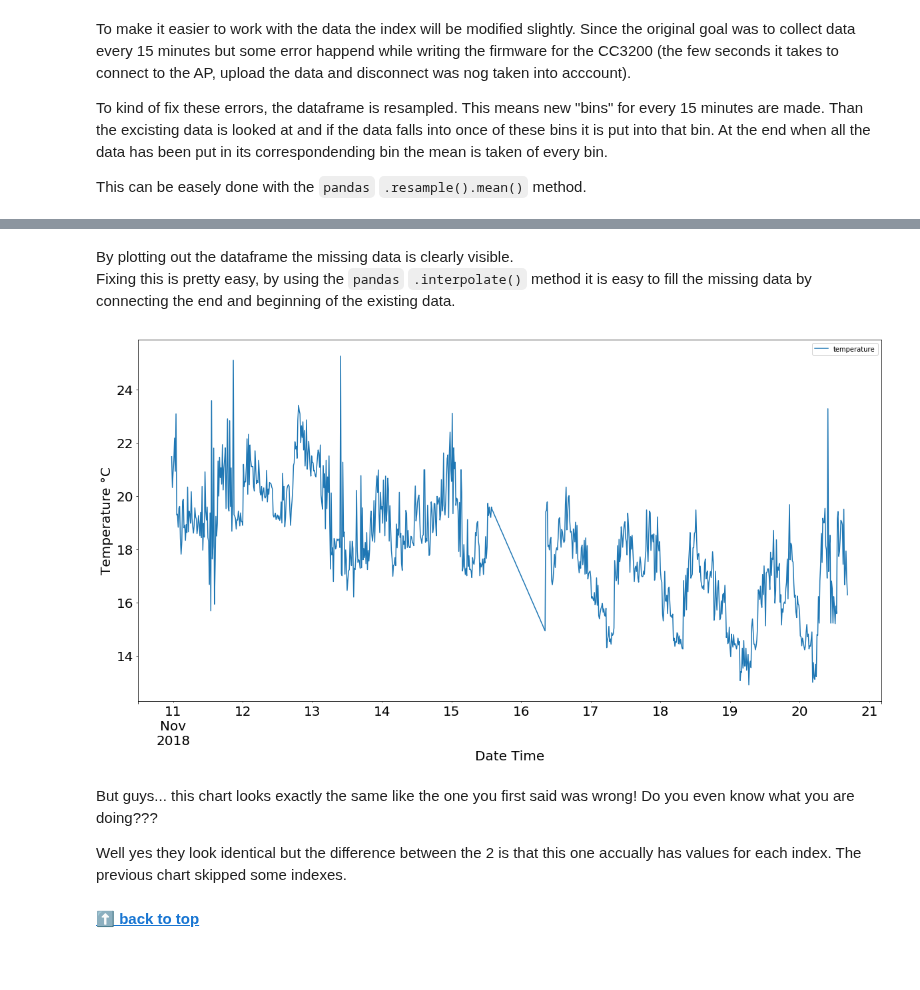
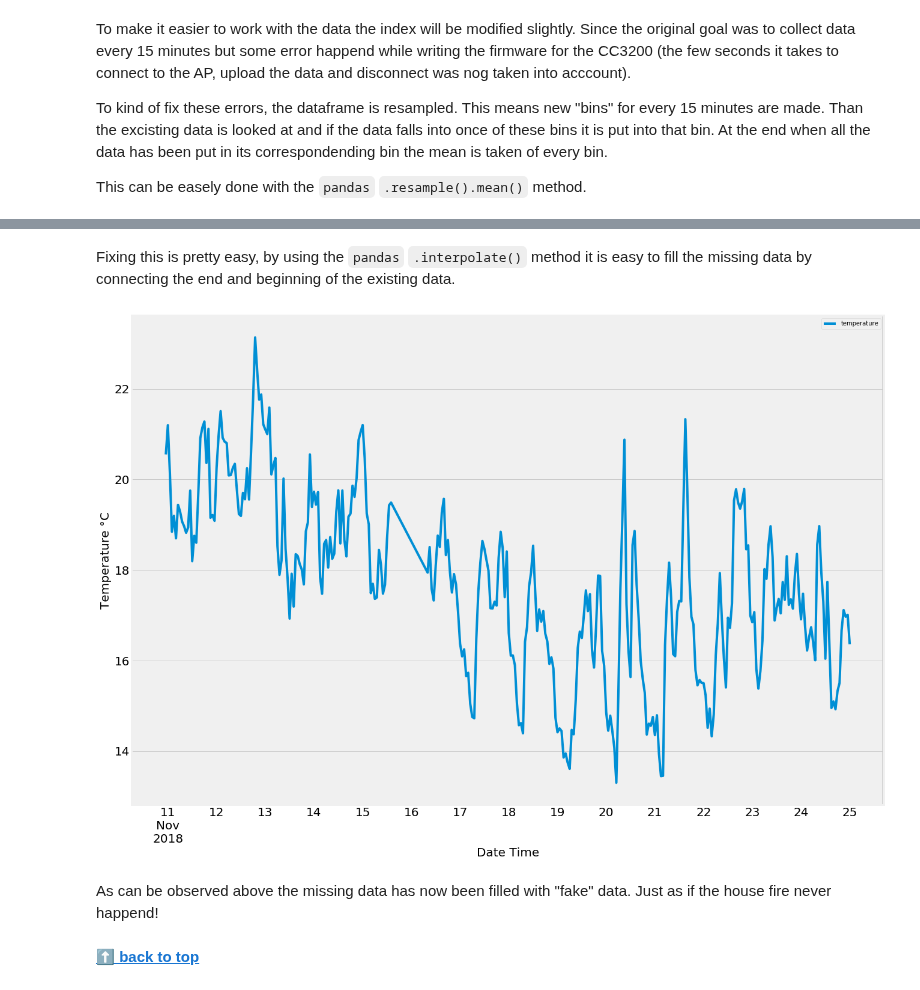
Before and after one commit to bryanhonof/Smart-Systems-Assignment-1, a Jupyter notebook: Python/2_get_data.ipynb, the cells around one changed output, grey strips where cells are left out. Saved outputs shown, nothing was run; the diff lists cells and outputs as text; code cells hidden in the pictures; blank space fills up the shorter version.

````diff
--- a/Python/2_get_data.ipynb
+++ b/Python/2_get_data.ipynb
@@ -34,6 +34,8 @@ import ipywidgets        as widgets
 import matplotlib.pyplot as plt
 
 from sqlalchemy import create_engine
+
+plt.style.use('fivethirtyeight')
 # %% [markdown]
 **[⬆ back to top](#table-of-contents)**
 # %% [markdown]
@@ -189,8 +191,8 @@ To kind of fix these errors, the dataframe is resampled. This means new "bins" f
 
 This can be easely done with the ```pandas``` ```.resample().mean()``` method.
 # %%
-# Change the frequency to 15mins
-df_resample = df.resample('15T').mean()
+# Change the frequency to 60mins
+df_resample = df.resample('H').mean()
 # %%
 df_resample.head(5)
 # %% [output]
@@ -220,20 +226,17 @@ plt.show()
 # %% [markdown]
-By plotting out the dataframe the missing data is clearly visible.<br>
 Fixing this is pretty easy, by using the ```pandas``` ```.interpolate()``` method it is easy to fill the missing data by connecting the end and beginning of the existing data.
 # %%
 df_resample = df_resample.interpolate(method='linear')
-df_resample = df_resample.round(2)
+df_resample = df_resample.round(24)
 # %%
-df_resample.plot(figsize=(20, 10), fontsize=20)
+df_resample.plot(figsize=(20, 15), fontsize=20)
 plt.xlabel('Date Time', fontsize=20)
 plt.ylabel('Temperature °C', fontsize=20)
 plt.show()
 # %% [output]
-[figure, old version]
+[figure, new version]
-# %% [markdown]
-But guys... this chart looks exactly the same like the one you first said was wrong! Do you even know what you are doing???
-
-Well yes they look identical but the difference between the 2 is that this one accually has values for each index. The previous chart skipped some indexes.
+# %% [markdown]
+As can be observed above the missing data has now been filled with "fake" data. Just as if the house fire never happend!
 # %% [markdown]
 **[⬆ back to top](#table-of-contents)**
 # %% [markdown]
````
Also changed, not shown: parts of 8 cells of this notebook, 6 other files.
